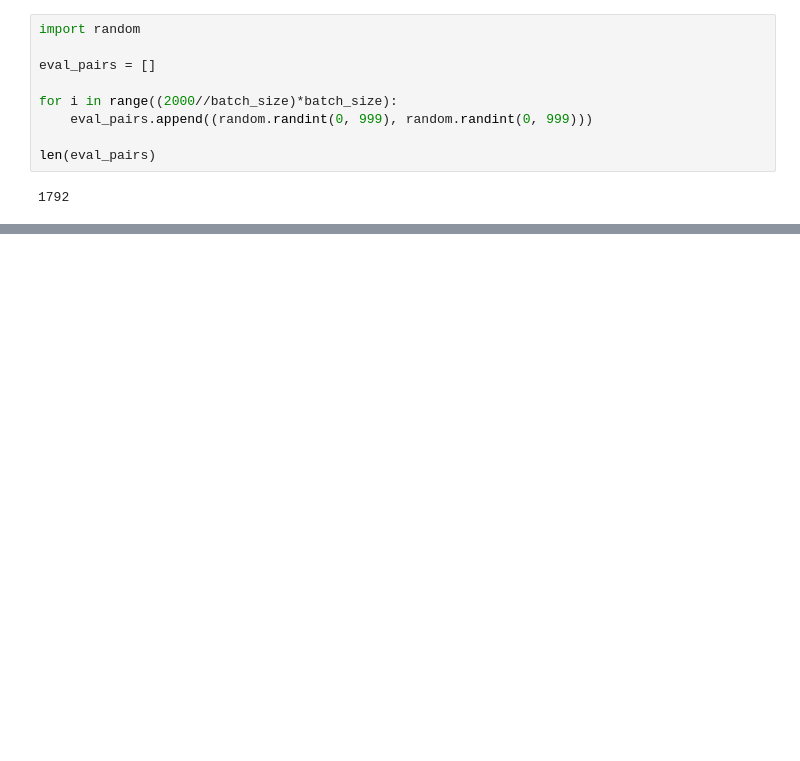
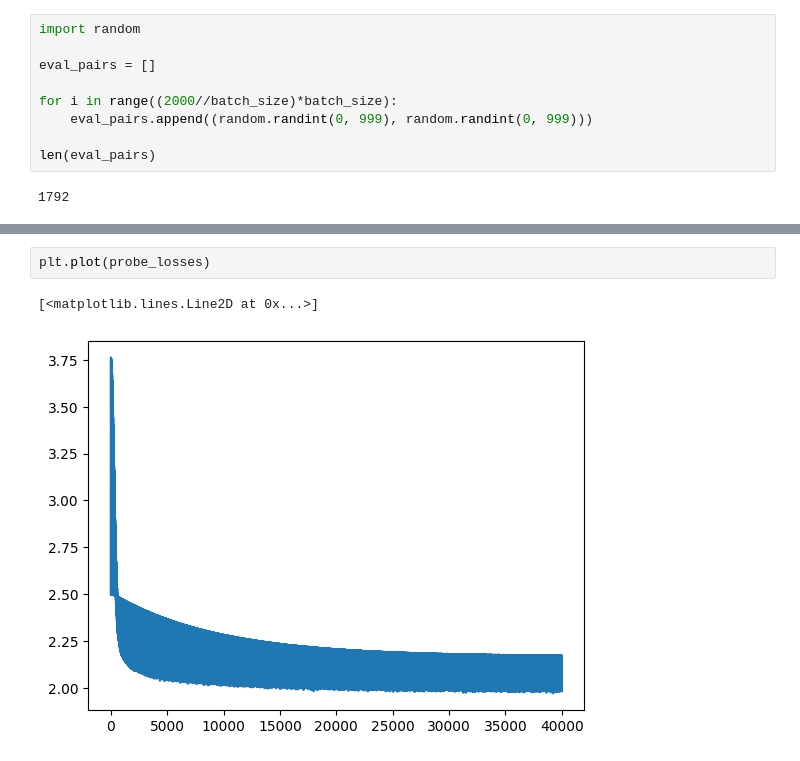
Before and after one commit to GaPaLa/Math-GPT, a Jupyter notebook: visualize_activations_vanilla.ipynb, the cells around one changed output, grey strips where cells are left out. Drawn from its saved outputs; the diff is of its cells as text; blank space fills up the shorter version.

```diff
--- a/visualize_activations_vanilla.ipynb
+++ b/visualize_activations_vanilla.ipynb
@@ -476,0 +635,5 @@ model_view(attention, a.replace('<s>', '_').replace('</s>', '_').replace('<pad>'
+# %%
+plt.plot(probe_losses)
+# %% [output]
+[<matplotlib.lines.Line2D at 0x...>]
+[figure, added]
```
Also changed, not shown: parts of 24 cells of this notebook, 3 other files.
